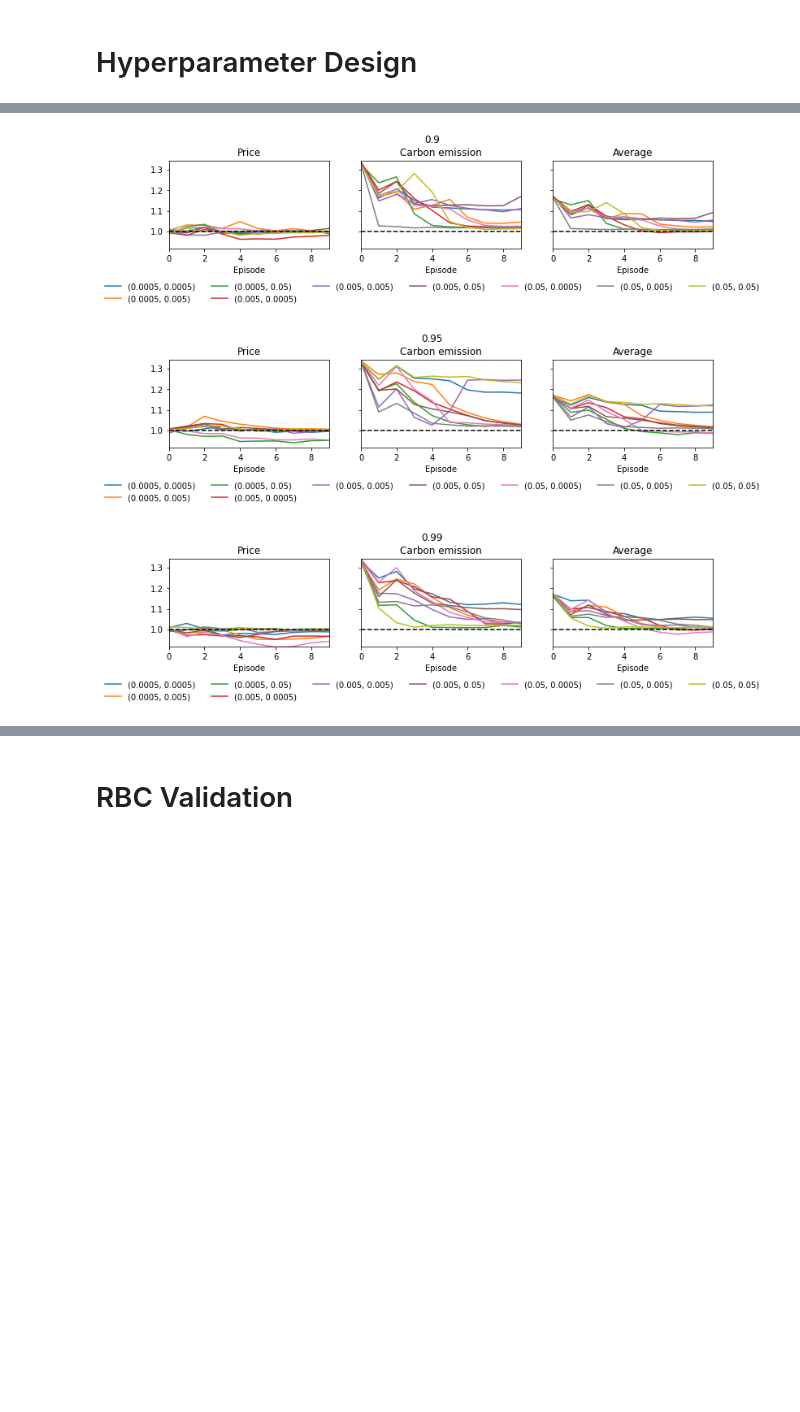
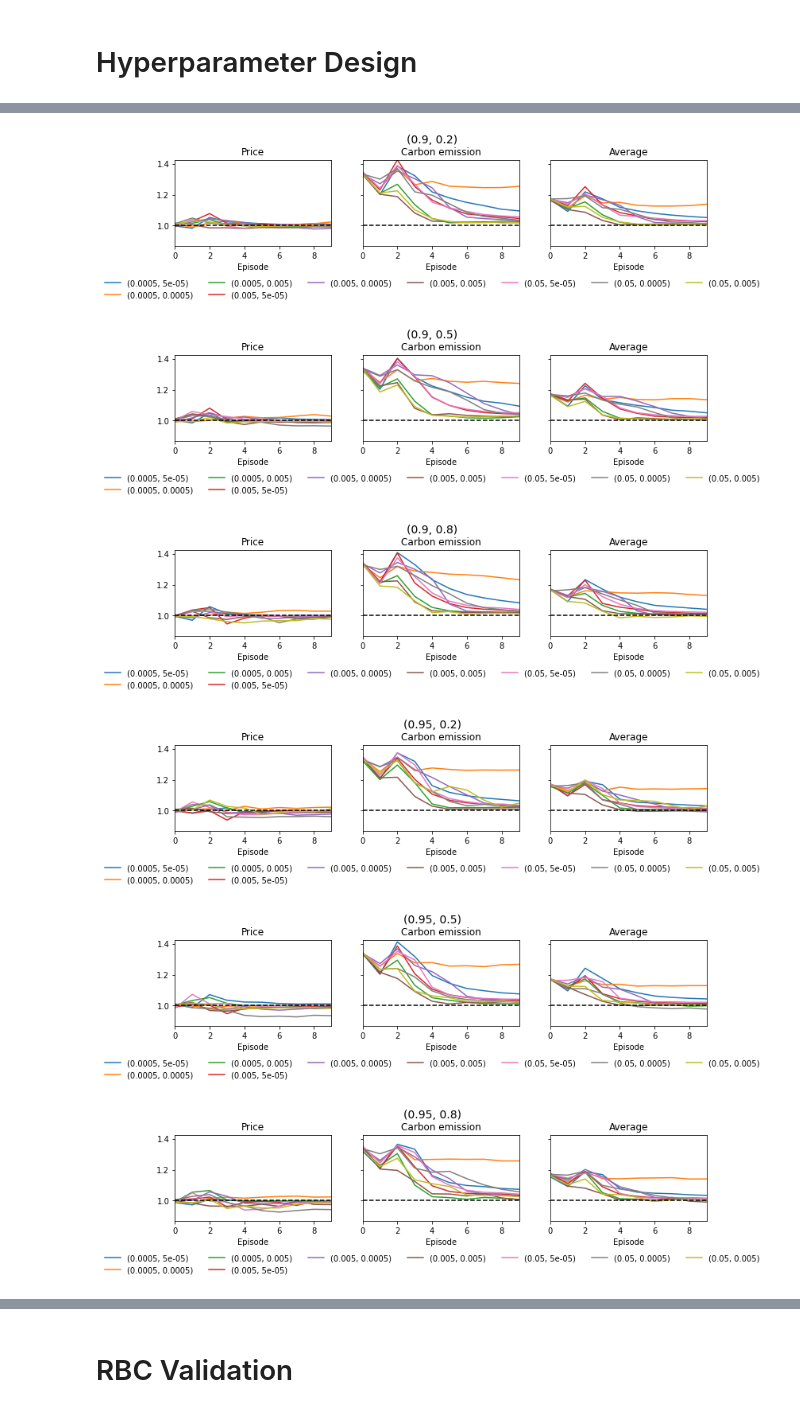
Before and after one commit to intelligent-environments-lab/merlin-apen-2023, a Jupyter notebook: src/experiment_result.ipynb, the cells around one changed output, grey strips where cells are left out. Drawn from its saved outputs; the diff is of its cells as text; code cells hidden in the pictures; blank space fills up the shorter version.

```diff
--- a/src/experiment_result.ipynb
+++ b/src/experiment_result.ipynb
@@ -14,3 +16,19 @@ plt.rcParams['axes.ymargin'] = 0
+# %%
+KWARGS = preliminary_setup()
+plt.rcParams['axes.xmargin'] = 0
+plt.rcParams['axes.ymargin'] = 0
+SMALL_FONT = 10
+MEDIUM_FONT = 12
+LARGE_FONT = 14
+plt.rcParams['axes.xmargin'] = 0
+plt.rcParams['axes.ymargin'] = 0
+plt.rc('font',size=SMALL_FONT) # controls default text sizes
+plt.rc('axes',titlesize=MEDIUM_FONT) # fontsize of the axes title
+plt.rc('axes',labelsize=SMALL_FONT) # fontsize of the x and y labels
+plt.rc('xtick',labelsize=SMALL_FONT) # fontsize of the tick labels
+plt.rc('ytick',labelsize=SMALL_FONT) # fontsize of the tick labels
+plt.rc('legend',fontsize=SMALL_FONT) # legend fontsize
+plt.rc('figure',titlesize=LARGE_FONT) # fontsize of the figure title
 # %%
 def get_summary(experiment):
     grid = pd.read_csv(os.path.join(KWARGS['misc_directory'],f'{experiment}_grid.csv'))
@@ -142,13 +189,13 @@ plot_score_trajectory(plot_data,fig_groupby_columns,ax_groupby_columns,round_num
 # Hyperparameter Design
 # %%
 hyperparameter_design_grid, hyperparameter_design_summary, hyperparameter_design_score_summary = get_summary('hyperparameter_design')
-metadata = hyperparameter_design_grid[['group','discount','tau','lr']].drop_duplicates()
+metadata = hyperparameter_design_grid[['group','discount','tau','lr','alpha']].drop_duplicates()
 hyperparameter_design_score_summary = metadata.merge(hyperparameter_design_score_summary,on='group',how='left')
 
 # ordered average score by last episode
 display(hyperparameter_design_score_summary[hyperparameter_design_score_summary['episode']==9][[
-    'group','discount','tau','lr','episode','reward_sum',
+    'group','discount','tau','lr','alpha','episode','reward_sum',
     'average_score','average_price_and_emission_score',
     'price_score','emission_score','consumption_score',
-]].sort_values('reward_sum',ascending=False))
+]].sort_values('average_price_and_emission_score').head(10))
 # %% [output]
@@ -172,10 +213,13 @@ display(hyperparameter_design_score_summary[hyperparameter_design_score_summary[
 # %%
 # score trajectory
 plot_data = hyperparameter_design_score_summary.copy()
-fig_groupby_columns = ['discount']
+fig_groupby_columns = ['discount','alpha']
 ax_groupby_columns = ['tau','lr']
 plot_score_trajectory(plot_data,fig_groupby_columns,ax_groupby_columns,round_number=None)
 # %% [output]
-[figure, old version]
+[figure, new version]
-[figure, old version]
+[figure, new version]
-[figure, old version]
+[figure, new version]
+[figure, added]
+[figure, added]
+[figure, added]
```
Also changed, not shown: parts of 10 cells of this notebook, 2 other files.
